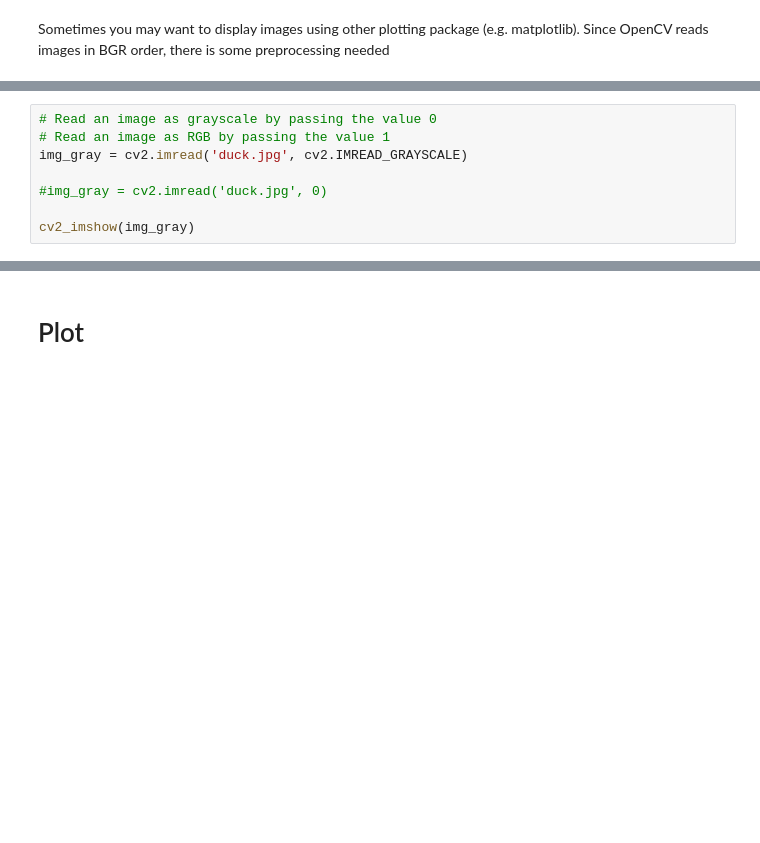
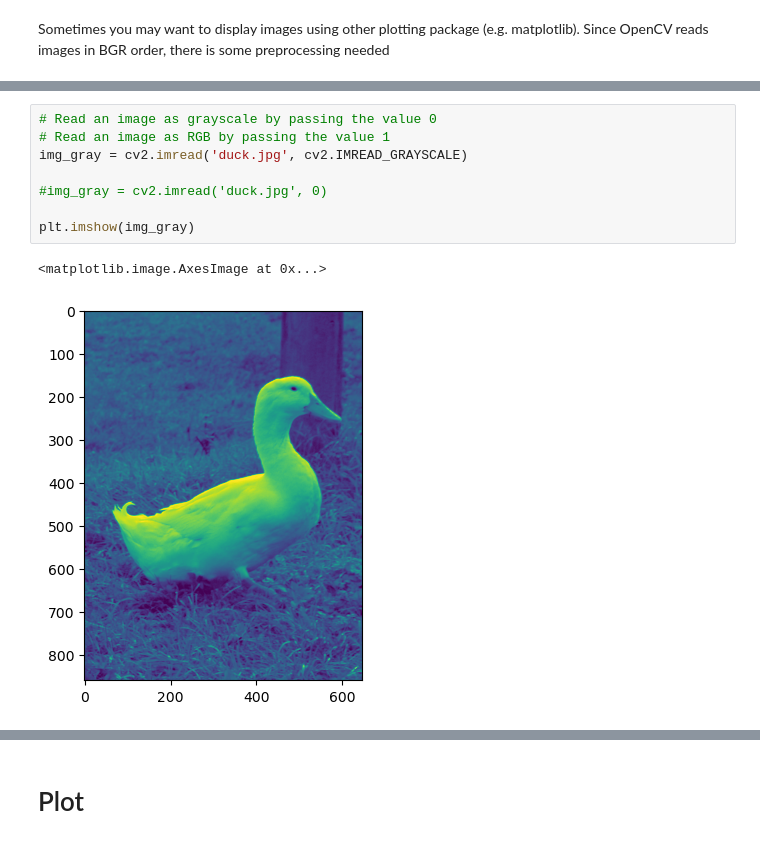
Before and after one commit to Gaurang-1402/Robot-Vision, a Jupyter notebook: Class work/01 Intro to OpenCV/Robot Vision Intro to OpenCV.ipynb, the cells around one changed output, grey strips where cells are left out. Saved outputs shown, nothing was run; the diff lists cells and outputs as text; blank space fills up the shorter version.

```diff
--- a/Class work/01 Intro to OpenCV/Robot Vision Intro to OpenCV.ipynb
+++ b/Class work/01 Intro to OpenCV/Robot Vision Intro to OpenCV.ipynb
@@ -139,11 +151,14 @@ plt.show()
 # %%
 # Read an image as grayscale by passing the value 0
 # Read an image as RGB by passing the value 1
 img_gray = cv2.imread('duck.jpg', cv2.IMREAD_GRAYSCALE)
 
 #img_gray = cv2.imread('duck.jpg', 0)
 
-cv2_imshow(img_gray)
+plt.imshow(img_gray)
+# %% [output]
+<matplotlib.image.AxesImage at 0x...>
+[figure, added]
 # %%
 # The shape of grayscale image contains only width and height.
 print(img_gray.shape)
```
Also changed, not shown: parts of 14 cells of this notebook, 4 other files.
